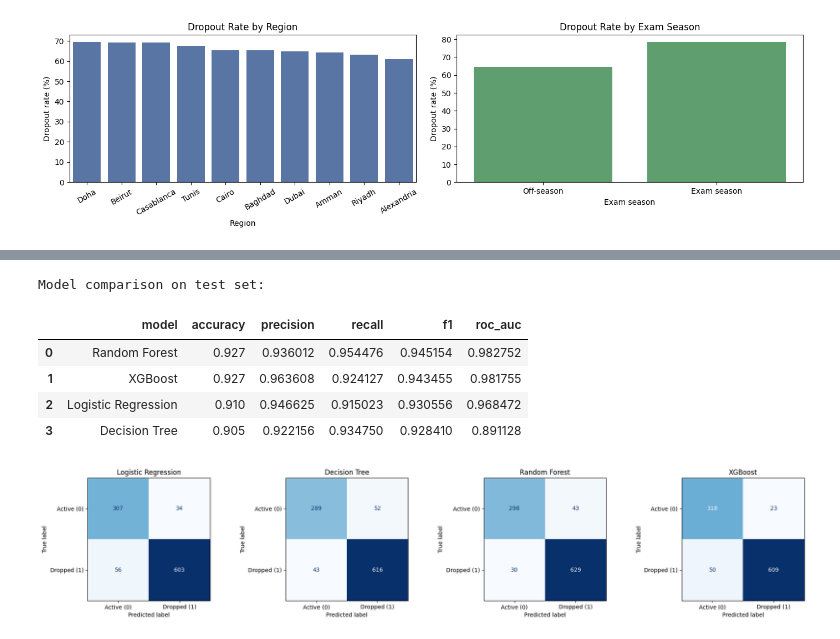
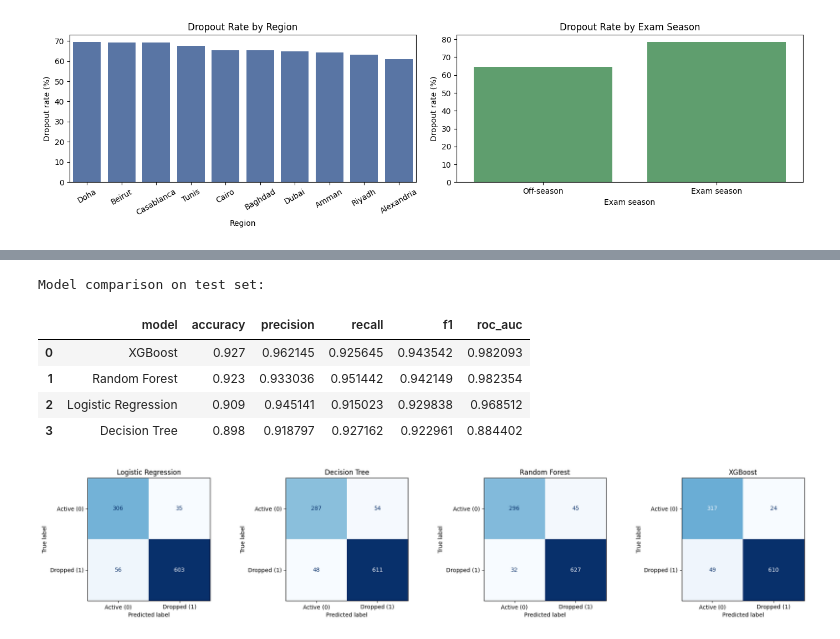
Before and after one commit to ctamburrino/student_dropout_predictor, a Jupyter notebook: Final Project.ipynb, the cells around one changed output, grey strips where cells are left out. Saved outputs shown, nothing was run; the diff lists cells and outputs as text; code cells hidden in the pictures.

```diff
--- a/Final Project.ipynb
+++ b/Final Project.ipynb
@@ -371,15 +419,15 @@ numeric_features = [
     "forum_posts_count",
     "enroll_month",
 ]
+categorical_features = ["region"]
 
-X_num = student_df[numeric_features].copy()
-region_dummies = pd.get_dummies(student_df["region"], prefix="region", drop_first=True)
-X = pd.concat([X_num, region_dummies], axis=1)
+# Keep categorical columns raw; encode inside CV/train pipelines to prevent leakage.
+X = student_df[numeric_features + categorical_features].copy()
 y = student_df["label"].copy()
 feature_cols = list(X.columns)
 
 print("X shape:", X.shape)
 print("y shape:", y.shape)
-print("Number of features:", len(feature_cols))
+print("Number of input features:", len(feature_cols))
 X.head()
 # %% [output]
@@ -401,27 +449,20 @@ Train and compare four classifiers on the prepared feature matrix `X` and target
 - Include an XGBoost gradient-boosted tree model
 - Compare models with accuracy, precision, recall, F1, and ROC-AUC
 # %%
-from sklearn.model_selection import train_test_split
-from sklearn.pipeline import Pipeline
-from sklearn.preprocessing import StandardScaler
-from sklearn.linear_model import LogisticRegression
-from sklearn.tree import DecisionTreeClassifier
-from sklearn.ensemble import RandomForestClassifier
-from sklearn.metrics import (
-    accuracy_score,
-    precision_score,
-    recall_score,
-    f1_score,
-    roc_auc_score,
-    ConfusionMatrixDisplay,
+# Preprocessing pipelines (fit on train folds only inside each model fit).
+preprocess_lr = ColumnTransformer(
+    transformers=[
+        ("num", StandardScaler(), numeric_features),
+        ("cat", OneHotEncoder(handle_unknown="ignore"), categorical_features),
+    ]
 )
 
-# Optional import so the notebook still runs even if xgboost is missing.
-try:
-    from xgboost import XGBClassifier
-    xgb_available = True
-except ImportError:
-    xgb_available = False
+preprocess_tree = ColumnTransformer(
+    transformers=[
+        ("num", "passthrough", numeric_features),
+        ("cat", OneHotEncoder(handle_unknown="ignore"), categorical_features),
+    ]
+)
 
 # Train/test split (stratified because classes are imbalanced)
 X_train, X_test, y_train, y_test = train_test_split(
@@ -435,32 +476,47 @@ X_train, X_test, y_train, y_test = train_test_split(
 models = {
     "Logistic Regression": Pipeline(
         steps=[
-            ("scaler", StandardScaler()),
+            ("preprocess", preprocess_lr),
             ("model", LogisticRegression(max_iter=2000, class_weight="balanced", random_state=42)),
         ]
     ),
-    "Decision Tree": DecisionTreeClassifier(random_state=42, class_weight="balanced"),
-    "Random Forest": RandomForestClassifier(
-        n_estimators=400,
-        random_state=42,
-        class_weight="balanced",
-        n_jobs=-1,
+    "Decision Tree": Pipeline(
+        steps=[
+            ("preprocess", preprocess_tree),
+            ("model", DecisionTreeClassifier(random_state=42, class_weight="balanced")),
+        ]
+    ),
+    "Random Forest": Pipeline(
+        steps=[
+            ("preprocess", preprocess_tree),
+            ("model", RandomForestClassifier(
+                n_estimators=400,
+                random_state=42,
+                class_weight="balanced",
+                n_jobs=-1,
+            )),
+        ]
     ),
 }
 
 if xgb_available:
     # scale_pos_weight = negatives / positives
     scale_pos_weight = (y_train == 0).sum() / max((y_train == 1).sum(), 1)
-    models["XGBoost"] = XGBClassifier(
-        n_estimators=400,
-        max_depth=4,
-        learning_rate=0.05,
-        subsample=0.9,
-        colsample_bytree=0.9,
-        objective="binary:logistic",
-        eval_metric="logloss",
-        random_state=42,
-        scale_pos_weight=scale_pos_weight,
+    models["XGBoost"] = Pipeline(
+        steps=[
+            ("preprocess", preprocess_tree),
+            ("model", XGBClassifier(
+                n_estimators=400,
+                max_depth=4,
+                learning_rate=0.05,
+                subsample=0.9,
+                colsample_bytree=0.9,
+                objective="binary:logistic",
+                eval_metric="logloss",
+                random_state=42,
+                scale_pos_weight=scale_pos_weight,
+            )),
+        ]
     )
 else:
     print("xgboost is not installed. Skipping XGBoost model.")
@@ -468,37 +524,37 @@ else:
 results = []
 fit_models = {}
 
 for name, model in models.items():
     model.fit(X_train, y_train)
     y_pred = model.predict(X_test)
 
     if hasattr(model, "predict_proba"):
         y_score = model.predict_proba(X_test)[:, 1]
     else:
         y_score = None
 
     results.append(
         {
             "model": name,
             "accuracy": accuracy_score(y_test, y_pred),
             "precision": precision_score(y_test, y_pred, zero_division=0),
             "recall": recall_score(y_test, y_pred, zero_division=0),
             "f1": f1_score(y_test, y_pred, zero_division=0),
             "roc_auc": roc_auc_score(y_test, y_score) if y_score is not None else np.nan,
         }
     )
     fit_models[name] = model
 
 results_df = pd.DataFrame(results).sort_values("f1", ascending=False).reset_index(drop=True)
 print("Model comparison on test set:")
 results_df
 # %% [output]
 Model comparison on test set:
 |  | model | accuracy | precision | recall | f1 | roc_auc |
-| 0 | Random Forest | 0.927 | 0.936012 | 0.954476 | 0.945154 | 0.982752 |
-| 1 | XGBoost | 0.927 | 0.963608 | 0.924127 | 0.943455 | 0.981755 |
-| 2 | Logistic Regression | 0.910 | 0.946625 | 0.915023 | 0.930556 | 0.968472 |
-| 3 | Decision Tree | 0.905 | 0.922156 | 0.934750 | 0.928410 | 0.891128 |
+| 0 | XGBoost | 0.927 | 0.962145 | 0.925645 | 0.943542 | 0.982093 |
+| 1 | Random Forest | 0.923 | 0.933036 | 0.951442 | 0.942149 | 0.982354 |
+| 2 | Logistic Regression | 0.909 | 0.945141 | 0.915023 | 0.929838 | 0.968512 |
+| 3 | Decision Tree | 0.898 | 0.918797 | 0.927162 | 0.922961 | 0.884402 |
 # %%
 # Confusion matrices for quick error-pattern comparison
 n_models = len(fit_models)
```
Also changed, not shown: parts of 25 cells of this notebook.
